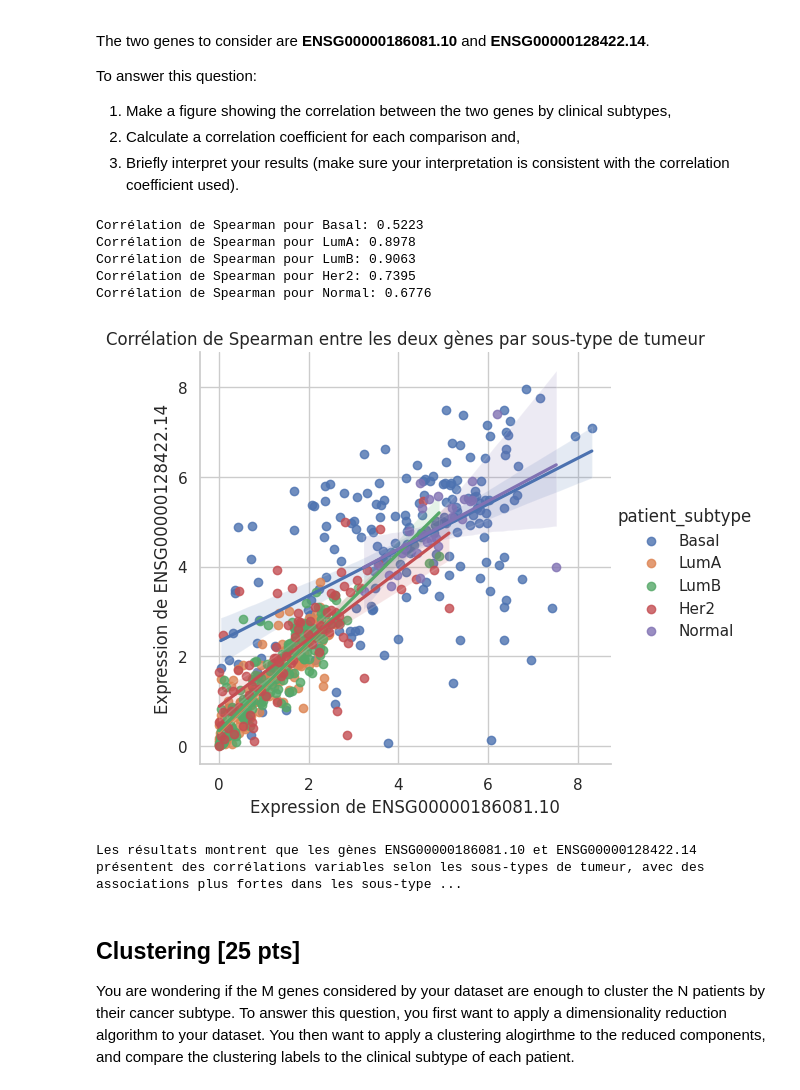
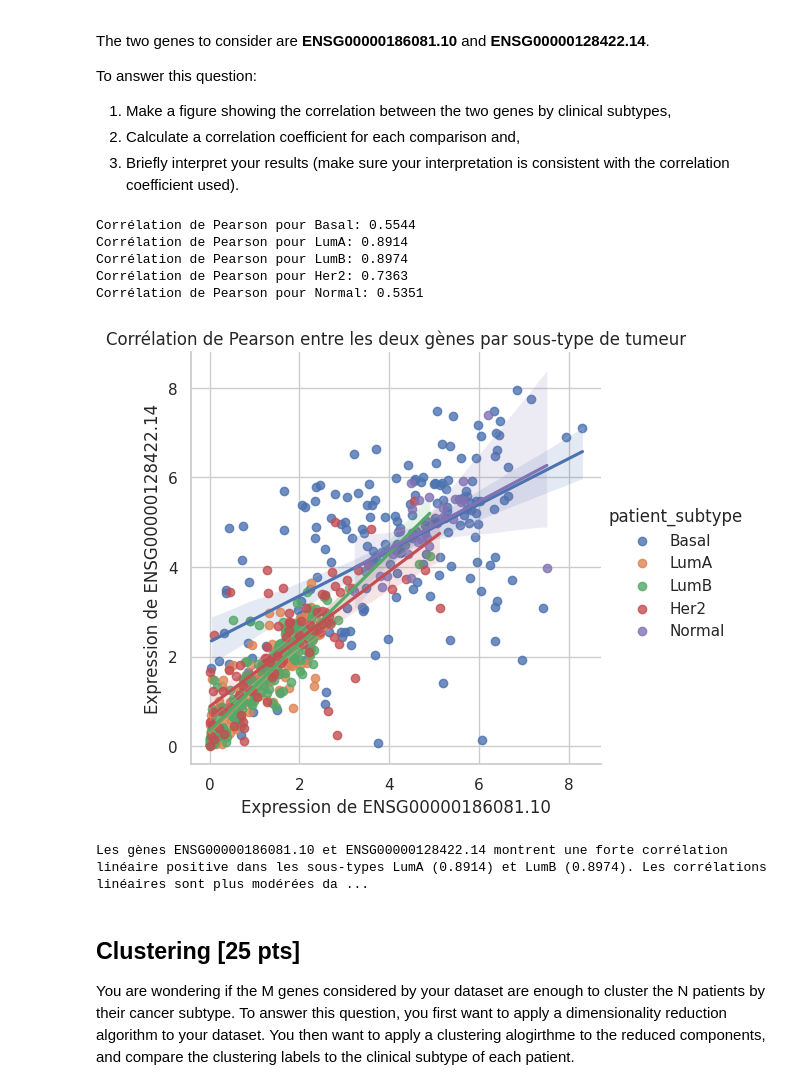
Before and after one commit to justinefrancois/S24_data_analysis, a Jupyter notebook: notebooks/CM5exercices_good_practices.ipynb, the cells around one changed output. Saved outputs shown, nothing was run; the diff lists cells and outputs as text; code cells hidden in the pictures.

```diff
--- a/notebooks/CM5exercices_good_practices.ipynb
+++ b/notebooks/CM5exercices_good_practices.ipynb
@@ -129,9 +129,6 @@ il y a 191 patient associés à Basal, 82 à Her2, 179 à LumA, 165 à LumB et 2
 # %% [markdown]
 ### Generate a graph showing the distribution of the average expression of each gene [5 pts]
 # %%
-genes_id = pd.read_csv("/u/francoij/Untitled Folder/code_github/datasets/genes_id.txt", header=None)
-patient_subtype = pd.read_csv("/u/francoij/Untitled Folder/code_github/datasets/patient_subtype.txt", header=None)
-patient_expression = pd.read_csv("/u/francoij/Untitled Folder/code_github/datasets/patient_expression.txt", sep=' ', header=None)
 
 patient_expression.columns = genes_id[0]
 patient_expression.loc[:, "patient_subtype"] = patient_subtype.iloc[:, 0]
@@ -195,40 +192,33 @@ To answer this question:
 2. Calculate a correlation coefficient for each comparison and,
 3. Briefly interpret your results (make sure your interpretation is consistent with the correlation coefficient used).
 # %%
-genes_id = pd.read_csv("/u/francoij/Untitled Folder/code_github/datasets/genes_id.txt", header=None)
-patient_subtype = pd.read_csv("/u/francoij/Untitled Folder/code_github/datasets/patient_subtype.txt", header=None)
-patient_expression = pd.read_csv("/u/francoij/Untitled Folder/code_github/datasets/patient_expression.txt", sep=' ', header=None)
 
-patient_expression.columns = genes_id[0]
-patient_expression["patient_subtype"] = patient_subtype.iloc[:, 0]
+data_selectionnees = patient_expression[["ENSG00000186081.10", "ENSG00000128422.14", "patient_subtype"]]
 
-data_selectionnées = patient_expression[["ENSG00000186081.10", "ENSG00000128422.14", "patient_subtype"]]
-
-for subtype in data_selectionnées['patient_subtype'].unique():
-    subset = data_selectionnées[data_selectionnées['patient_subtype'] == subtype]
-    spearman_corr = sp.stats.spearmanr(subset['ENSG00000186081.10'], subset['ENSG00000128422.14'], alternative="two-sided")
-    correlations[subtype] = spearman_corr.correlation
+for subtype in data_selectionnees['patient_subtype'].unique():
+    subset = data_selectionnees[data_selectionnees['patient_subtype'] == subtype]
+    pearson_corr = pearsonr(subset['ENSG00000186081.10'], subset['ENSG00000128422.14'])
+    correlations[subtype] = pearson_corr[0]
 
 for subtype, corr in correlations.items():
-    print(f"Corrélation de Spearman pour {subtype}: {corr:.4f}")
+    print(f"Corrélation de Pearson pour {subtype}: {corr:.4f}")
 
-sns.set(rc={'figure.figsize': (4, 2)})
+sns.set(rc={'figure.figsize': (10, 6)})
 sns.set_theme(context="notebook", style="whitegrid")
-p = sns.lmplot(data=data_selectionnées, x="ENSG00000186081.10", y="ENSG00000128422.14", hue='patient_subtype')
-p.set(xlabel='Expression de ENSG00000186081.10', ylabel='Expression de ENSG00000128422.14', title='Corrélation de Spearman entre les deux gènes par sous-type de tumeur')
-
+p = sns.lmplot(data=data_selectionnees, x="ENSG00000186081.10", y="ENSG00000128422.14", hue='patient_subtype')
+p.set(xlabel='Expression de ENSG00000186081.10', ylabel='Expression de ENSG00000128422.14', title='Corrélation de Pearson entre les deux gènes par sous-type de tumeur')
 sns.despine()
 # %% [output]
-Corrélation de Spearman pour Basal: 0.5223
-Corrélation de Spearman pour LumA: 0.8978
-Corrélation de Spearman pour LumB: 0.9063
-Corrélation de Spearman pour Her2: 0.7395
-Corrélation de Spearman pour Normal: 0.6776
+Corrélation de Pearson pour Basal: 0.5544
+Corrélation de Pearson pour LumA: 0.8914
+Corrélation de Pearson pour LumB: 0.8974
+Corrélation de Pearson pour Her2: 0.7363
+Corrélation de Pearson pour Normal: 0.5351
-[figure, old version]
+[figure, new version]
 # %%
-print("Les résultats montrent que les gènes ENSG00000186081.10 et ENSG00000128422.14 présentent des corrélations variables selon les sous-types de tumeur, avec des associations plus fortes dans les sous-types LumA et LumB comparativement à Basal, Her2, et Normal.")
+print("Les gènes ENSG00000186081.10 et ENSG00000128422.14 montrent une forte corrélation linéaire positive dans les sous-types LumA (0.8914) et LumB (0.8974). Les corrélations linéaires sont plus modérées dans les sous-types Basal (0.5544), Her2 (0.7363), et Normal (0.5351).")
 # %% [output]
-Les résultats montrent que les gènes ENSG00000186081.10 et ENSG00000128422.14 présentent des corrélations variables selon les sous-types de tumeur, avec des associations plus fortes dans les sous-type ...
+Les gènes ENSG00000186081.10 et ENSG00000128422.14 montrent une forte corrélation linéaire positive dans les sous-types LumA (0.8914) et LumB (0.8974). Les corrélations linéaires sont plus modérées da ...
 # %% [markdown]
 ## Clustering [25 pts]
 You are wondering if the M genes considered by your dataset are enough to cluster the N patients by their cancer subtype. To answer this question, you first want to apply a dimensionality reduction algorithm to your dataset. You then want to apply a clustering alogirthme to the reduced components, and compare the clustering labels to the clinical subtype of each patient.
```
Also changed, not shown: parts of 5 cells of this notebook, 6 other files.
